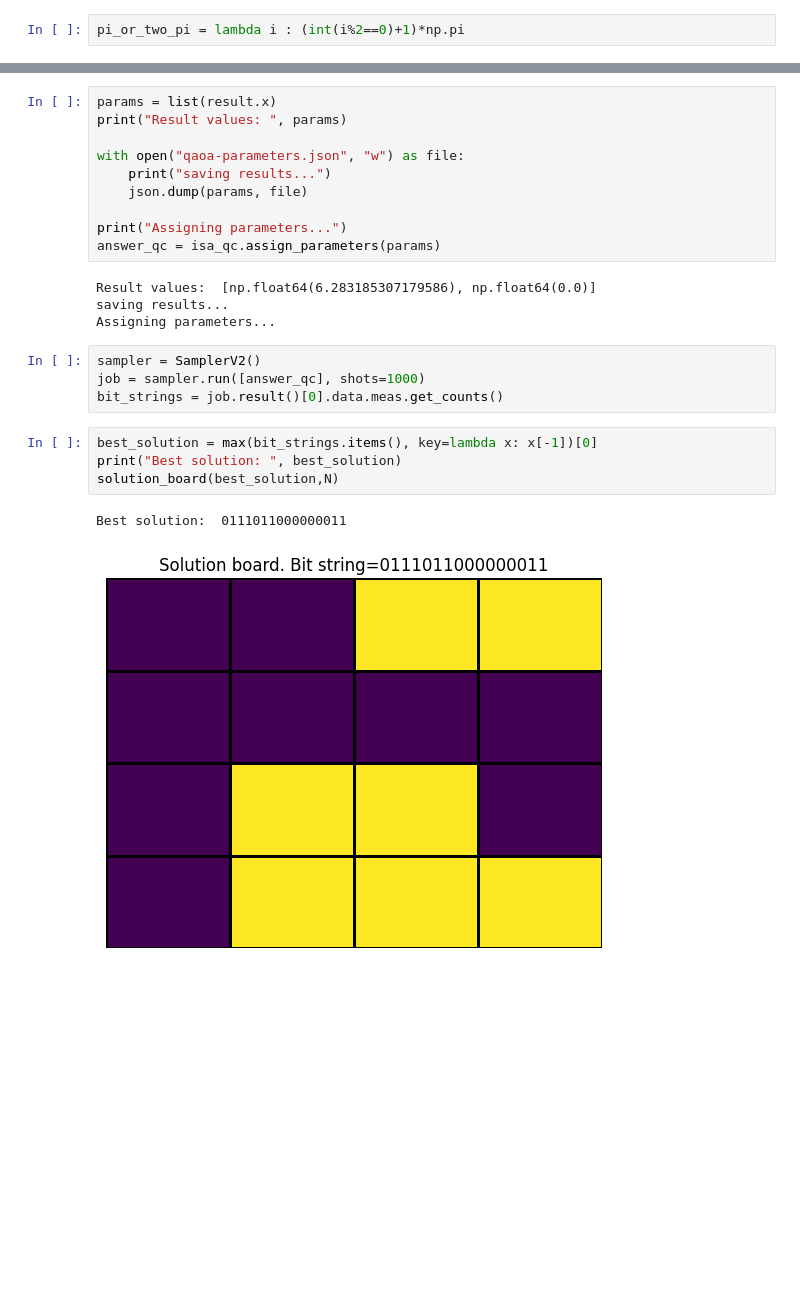
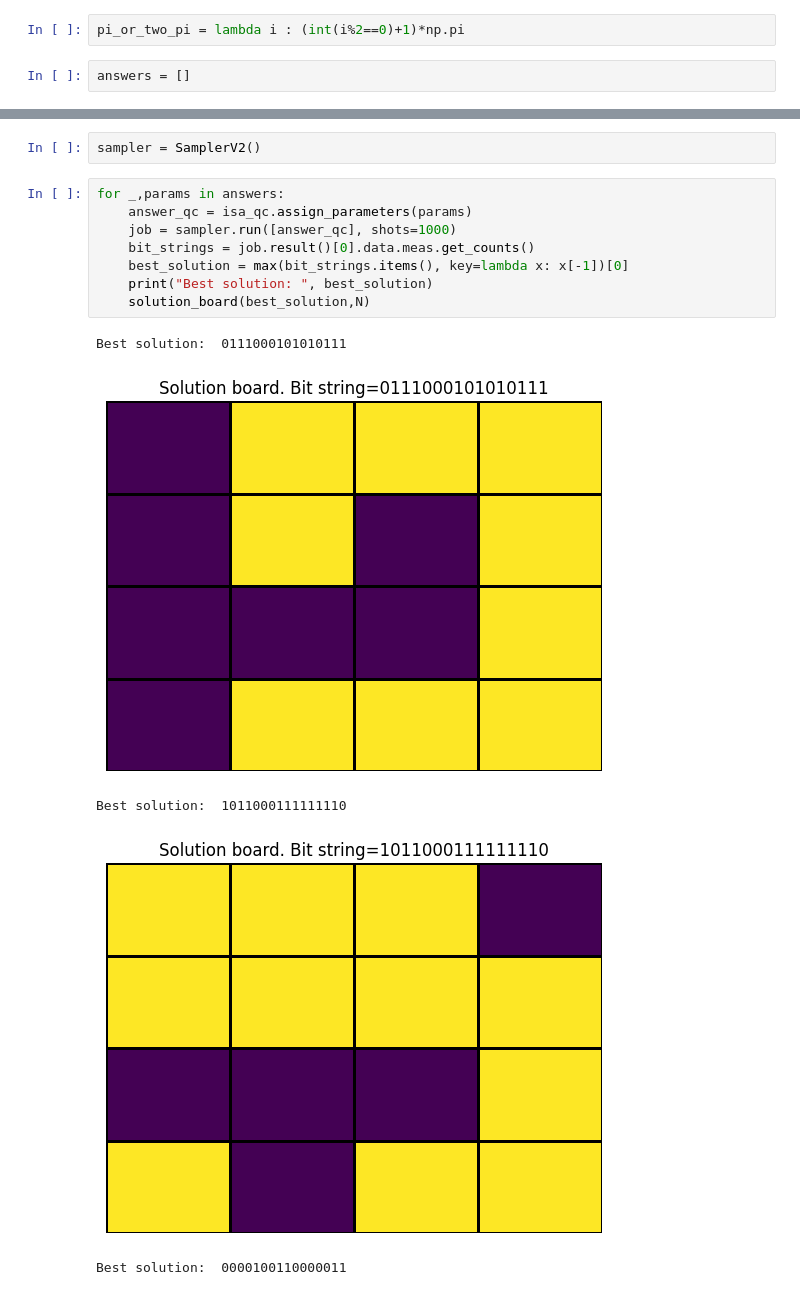
Before and after one commit to Dpbm/qnqueens, a Jupyter notebook: qaoa.ipynb, the cells around one changed output, grey strips where cells are left out. Drawn from its saved outputs; the diff is of its cells as text; blank space fills up the shorter version.

Commit message:
finished qaoa

```diff
--- a/qaoa.ipynb
+++ b/qaoa.ipynb
@@ -238,6 +238,8 @@ qaoa.draw('mpl')
 [figure]
 # %%
 pi_or_two_pi = lambda i : (int(i%2==0)+1)*np.pi
+# %%
+answers = []
 # %%
 sim = AerSimulator()
 pm = generate_preset_pass_manager(optimization_level=0, backend=sim)
@@ -289,25 +310,16 @@ plt.show()
-# %%
-params = list(result.x)
-print("Result values: ", params)
-
-with open("qaoa-parameters.json", "w") as file:
-    print("saving results...")
-    json.dump(params, file)
-
-print("Assigning parameters...")
-answer_qc = isa_qc.assign_parameters(params)
-# %% [output]
-Result values:  [np.float64(6.283185307179586), np.float64(0.0)]
-saving results...
-Assigning parameters...
 # %%
 sampler = SamplerV2()
-job = sampler.run([answer_qc], shots=1000)
-bit_strings = job.result()[0].data.meas.get_counts()
-# %%
-best_solution = max(bit_strings.items(), key=lambda x: x[-1])[0]
-print("Best solution: ", best_solution)
-solution_board(best_solution,N)
-# %% [output]
-Best solution:  0111011000000011
-[figure, removed]
+# %%
+for _,params in answers:
+    answer_qc = isa_qc.assign_parameters(params)
+    job = sampler.run([answer_qc], shots=1000)
+    bit_strings = job.result()[0].data.meas.get_counts()
+    best_solution = max(bit_strings.items(), key=lambda x: x[-1])[0]
+    print("Best solution: ", best_solution)
+    solution_board(best_solution,N)
+# %% [output]
+Best solution:  0111000101010111
+[figure, added]
+Best solution:  1011000111111110
+[figure, added]
+Best solution:  0000100110000011
```
Also changed, not shown: parts of 4 cells of this notebook, 16 other files.
